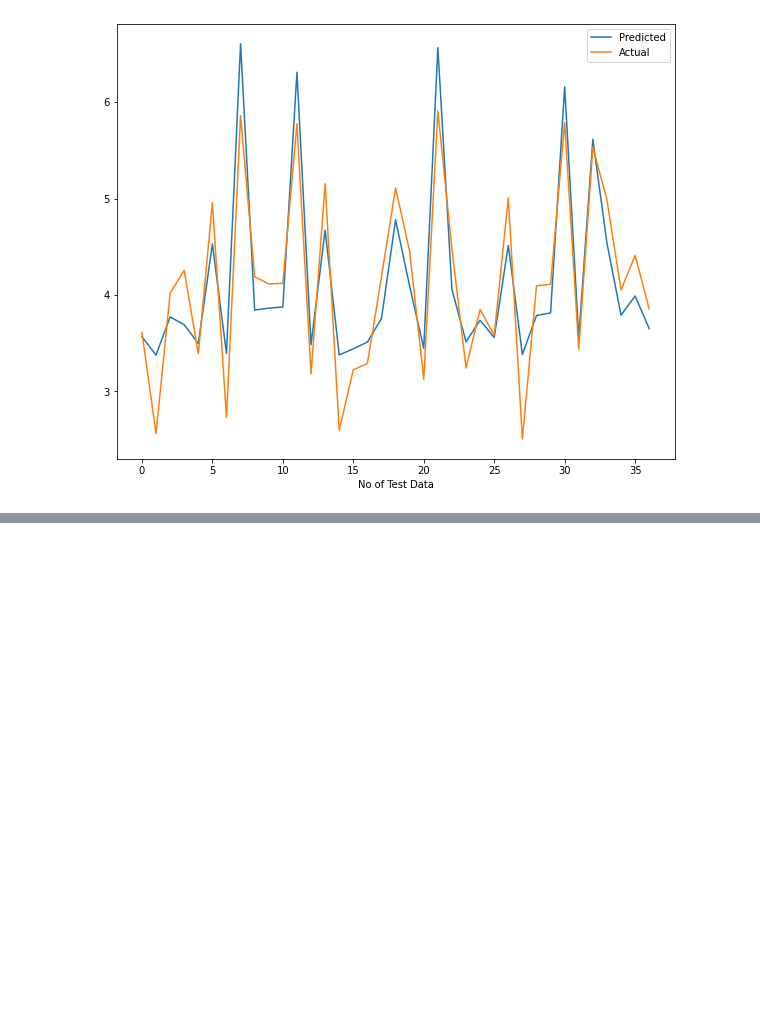
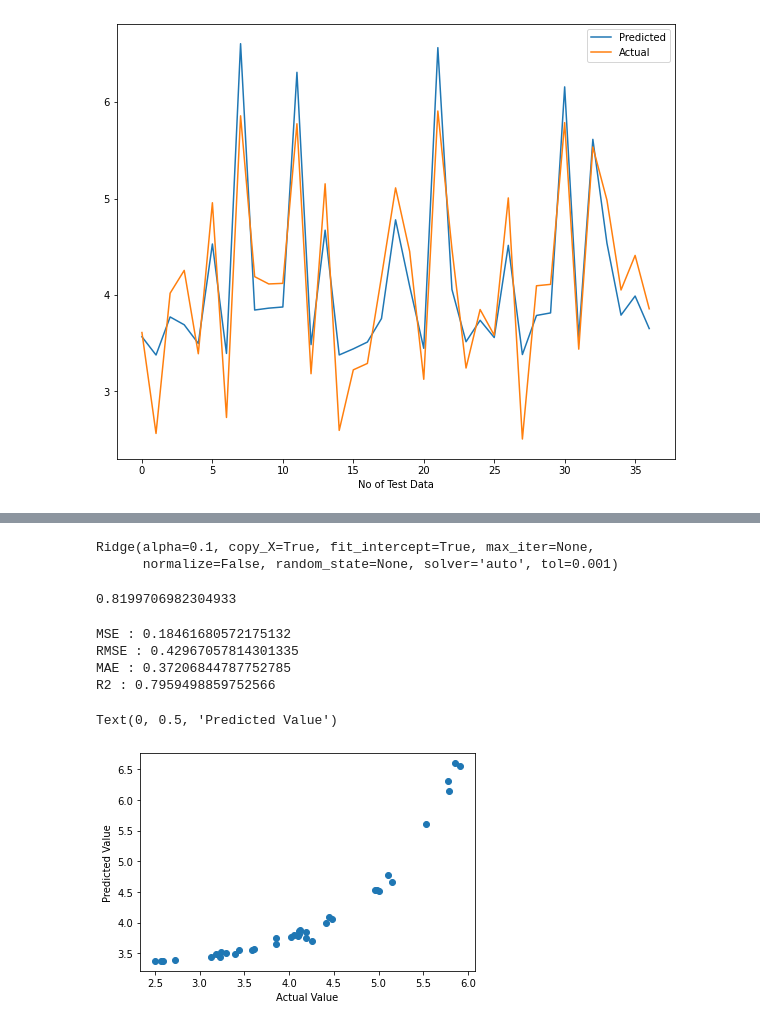
Before and after one commit to Shubhangidharmik/Yes-Bank-Stock-Closing-Prices, a Jupyter notebook: yes_bank_stock_closing_prices_prediction.ipynb, the cells around one changed output, grey strips where cells are left out. Cells and saved outputs as stored; diff of their text form; code cells hidden in the pictures; blank space fills up the shorter version.

Commit message:
Ridge Regression

```diff
--- a/yes_bank_stock_closing_prices_prediction.ipynb
+++ b/yes_bank_stock_closing_prices_prediction.ipynb
@@ -490,0 +493,34 @@ plt.show()
+# %%
+from sklearn.linear_model import Ridge
+
+ridge  = Ridge(alpha=0.1)
+# %%
+ridge.fit(X_train,y_train)
+# %% [output]
+Ridge(alpha=0.1, copy_X=True, fit_intercept=True, max_iter=None,
+      normalize=False, random_state=None, solver='auto', tol=0.001)
+# %%
+ridge.score(X_train, y_train)
+# %% [output]
+0.8199706982304933
+# %%
+y_pred_r = ridge.predict(X_test)
+# %%
+# Test performance
+
+print("MSE :",mean_squared_error(y_test, y_pred_r))
+print("RMSE :",math.sqrt(mean_squared_error(y_test, y_pred_r)))
+print("MAE :",mean_absolute_error(y_test, y_pred_r))
+print("R2 :",r2_score(y_test, y_pred_r))
+# %% [output]
+MSE : 0.18461680572175132
+RMSE : 0.42967057814301335
+MAE : 0.37206844787752785
+R2 : 0.7959498859752566
+# %%
+plt.scatter((y_test), (y_pred_r))
+plt.xlabel('Actual Value')
+plt.ylabel('Predicted Value')
+# %% [output]
+Text(0, 0.5, 'Predicted Value')
+[figure, added]
```
Also changed, not shown: parts of 9 cells of this notebook.
